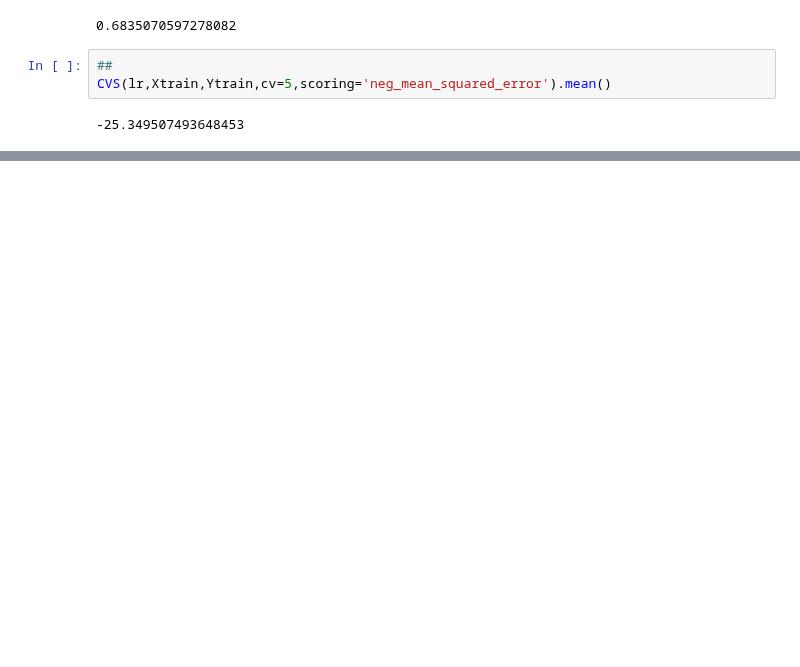
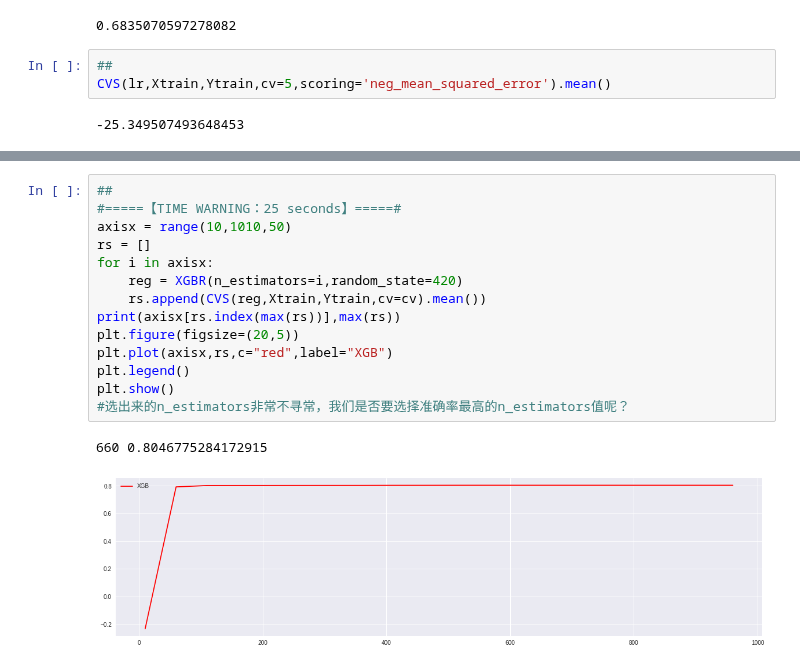
Before and after one commit to cwcheng0/practicepython, a Jupyter notebook: SKLearn_XGboost.ipynb, the cells around one changed output, grey strips where cells are left out. Cells and saved outputs as stored; diff of their text form; blank space fills up the shorter version.

```diff
--- a/SKLearn_XGboost.ipynb
+++ b/SKLearn_XGboost.ipynb
@@ -206,0 +252,17 @@ XGboost4
+# %%
+##
+#=====【TIME WARNING：25 seconds】=====#
+axisx = range(10,1010,50)
+rs = []
+for i in axisx:
+    reg = XGBR(n_estimators=i,random_state=420)
+    rs.append(CVS(reg,Xtrain,Ytrain,cv=cv).mean())
+print(axisx[rs.index(max(rs))],max(rs))
+plt.figure(figsize=(20,5))
+plt.plot(axisx,rs,c="red",label="XGB")
+plt.legend()
+plt.show()
+#选出来的n_estimators非常不寻常，我们是否要选择准确率最高的n_estimators值呢？
+# %% [output]
+660 0.8046775284172915
+[figure, added]
```
Also changed, not shown: parts of 25 cells of this notebook.
